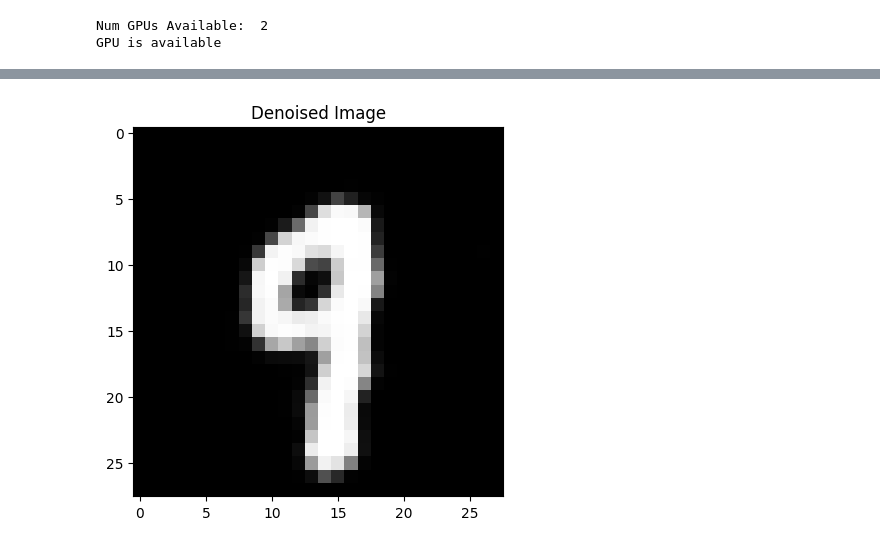
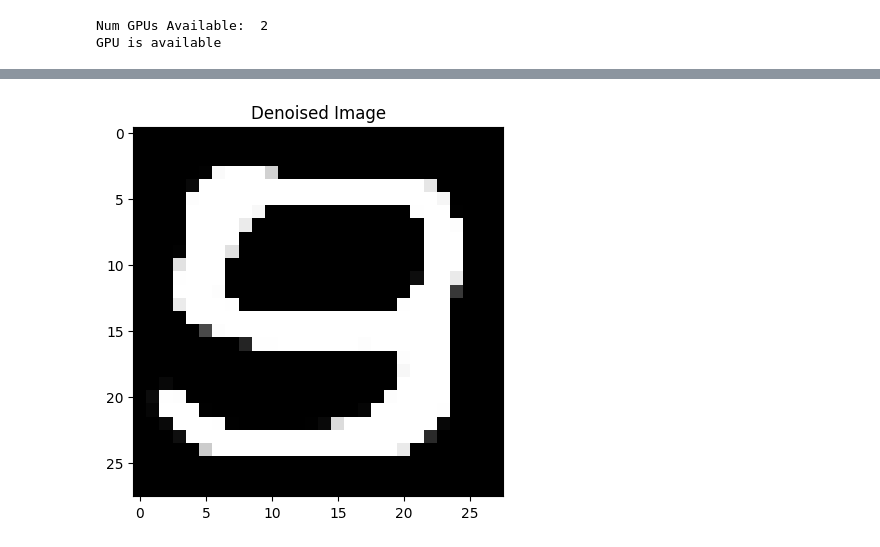
Before and after one commit to nicolapitzalis/quick-pattern-recognition, a Jupyter notebook: DeepAE.ipynb, the cells around one changed output, grey strips where cells are left out. Drawn from its saved outputs; the diff is of its cells as text; code cells hidden in the pictures.

```diff
--- a/DeepAE.ipynb
+++ b/DeepAE.ipynb
@@ -153,14 +286,14 @@ Reconstruction error: 0.01619076542556286
 # %%
-# generate a noise image and iteratively denoise it
-noise_image = np.random.normal(loc=0, scale=1, size=(1, 784))
+# Generate a noise image and iteratively denoise it
+noise_image = np.random.normal(loc=0.5, scale=0.5, size=(1, 28, 28, 1))
 noise_image = np.clip(noise_image, 0., 1.)
 
-for i in range(100):
+for i in range(100):  # Number of iterations can be adjusted
     noise_image = autoencoder.predict(noise_image, verbose=0)
 
-# plot the denoised image
+# Display the final output
 plt.imshow(noise_image.reshape(28, 28), cmap='gray')
 plt.title("Denoised Image")
 plt.show()
 # %% [output]
-[figure, old version]
+[figure, new version]
```
Also changed, not shown: parts of 16 cells of this notebook.
